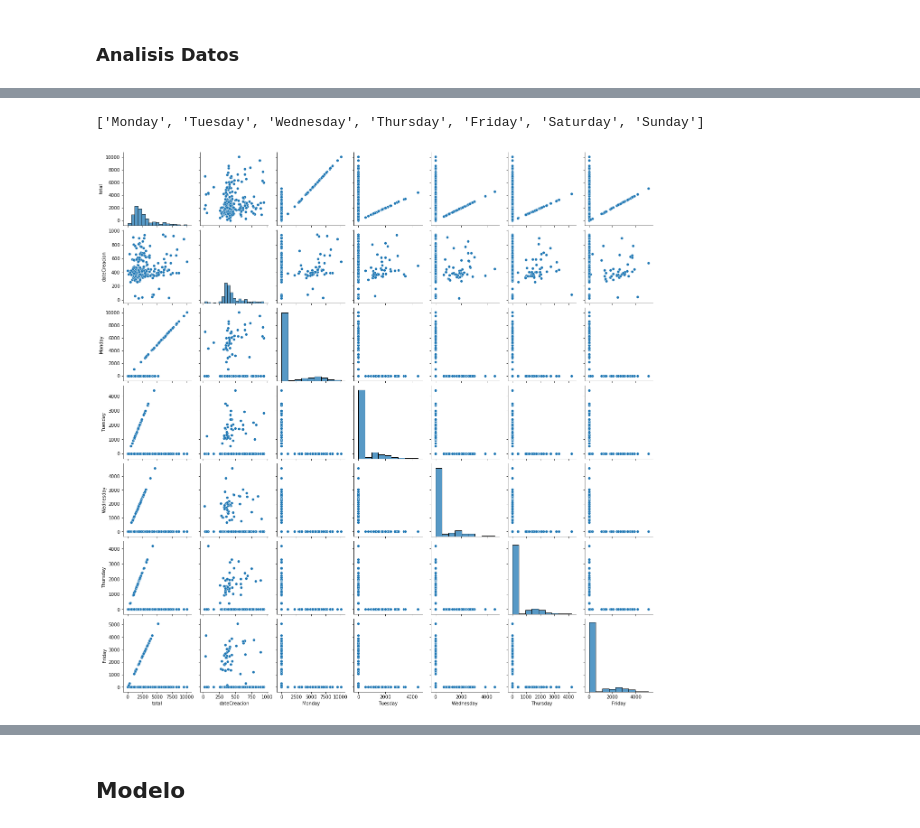
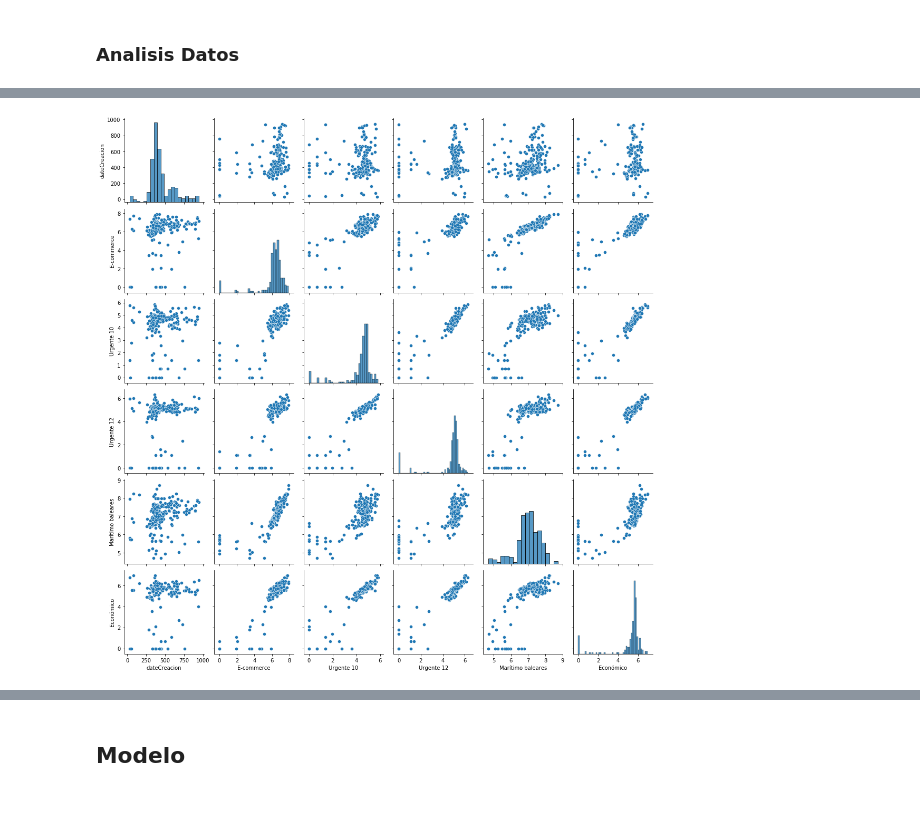
Before and after one commit to toniet/TFG, a Jupyter notebook: TFM_MVP.ipynb, the cells around one changed output, grey strips where cells are left out. Drawn from its saved outputs; the diff is of its cells as text; code cells hidden in the pictures.

```diff
--- a/TFM_MVP.ipynb
+++ b/TFM_MVP.ipynb
@@ -234,0 +262,7 @@ train.head()
+# %%
+columnas = ['E-commerce','Económico','Marítimo baleares',\
+            'Urgente 10','Urgente 12','Urgente 19','Urgente 19 expedición',\
+            'Monday','Tuesday','Wednesday','Thursday','Friday']
+# %%
+train = train[columnas]
+train
@@ -234,0 +284,9 @@ train.head()
+# %%
+'''
+train.Monday = [ 1 if monday > 0 else 0 for monday in train.Monday]
+train.Tuesday = [ 1 if monday > 0 else 0 for monday in train.Tuesday]
+train.Wednesday = [ 1 if monday > 0 else 0 for monday in train.Wednesday]
+train.Thursday = [ 1 if monday > 0 else 0 for monday in train.Thursday]
+train.Friday = [ 1 if monday > 0 else 0 for monday in train.Friday]
+train.head()
+'''
@@ -234,0 +295,3 @@ train.head()
+# %%
+train = np.log(train).replace(-np.inf, 0)
+train.head()
@@ -396,13 +467,9 @@ plt.hist(df_explore['dateCreacion'])
 #df_subtotal = df_explore.iloc[:,-1]
 #df_subtotal = pd.concat([df_subset, df_subtotal], axis=1)
 #df_subtotal.head()
-# %%
-dias
-# %% [output]
-['Monday', 'Tuesday', 'Wednesday', 'Thursday', 'Friday', 'Saturday', 'Sunday']
 # %%
-sns.pairplot(df_explore.loc[:,['total','dateCreacion','Monday', 'Tuesday', 'Wednesday', 'Thursday', 'Friday']]);
+sns.pairplot(df_explore.loc[:,['dateCreacion','E-commerce', 'Urgente 10', 'Urgente 12', 'Marítimo baleares', 'Económico']]);
 # %% [output]
-[figure, old version]
+[figure, new version]
 # %%
 x = np.array(df_explore['index'])
```
Also changed, not shown: parts of 44 cells of this notebook.
